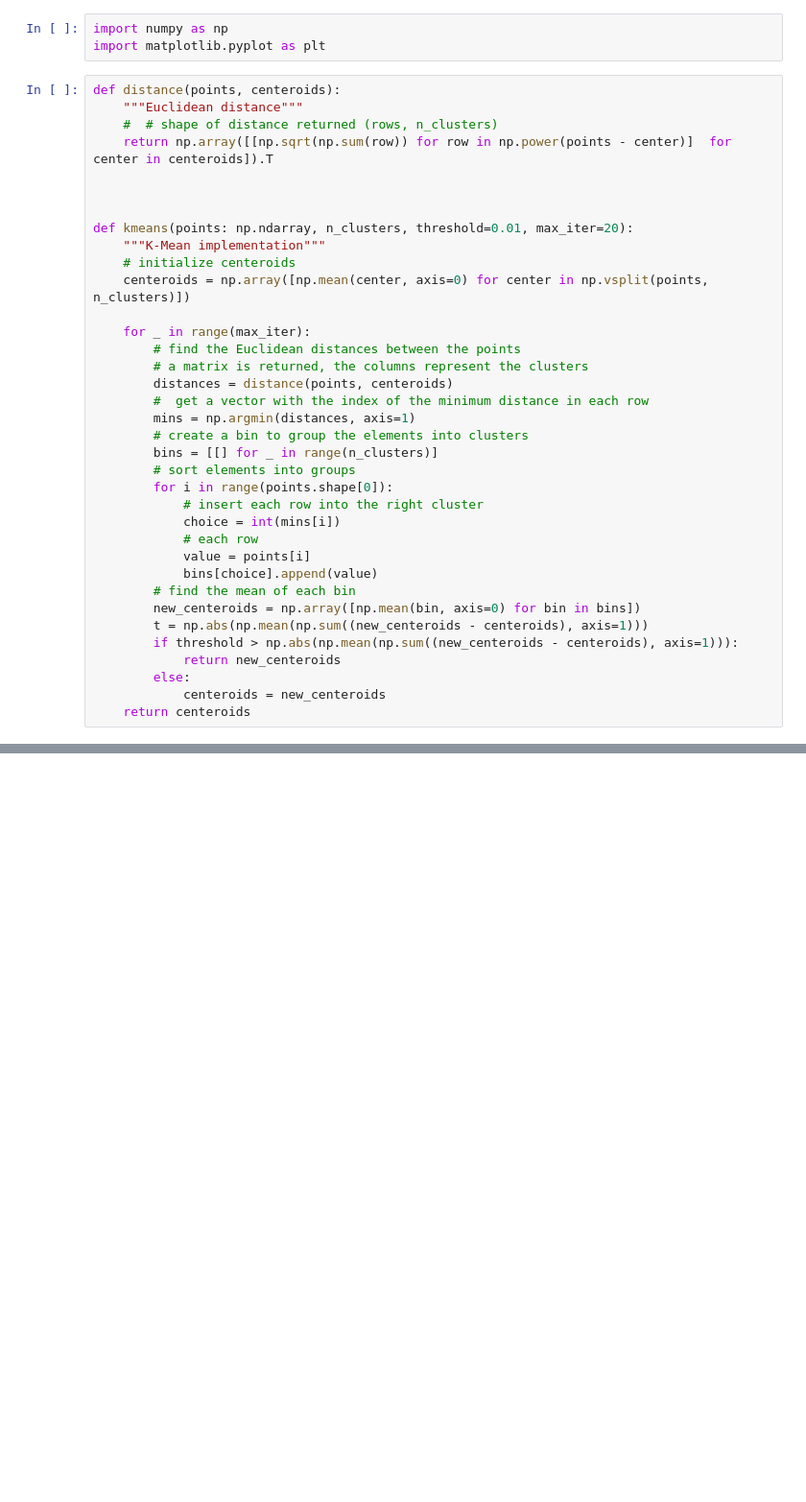
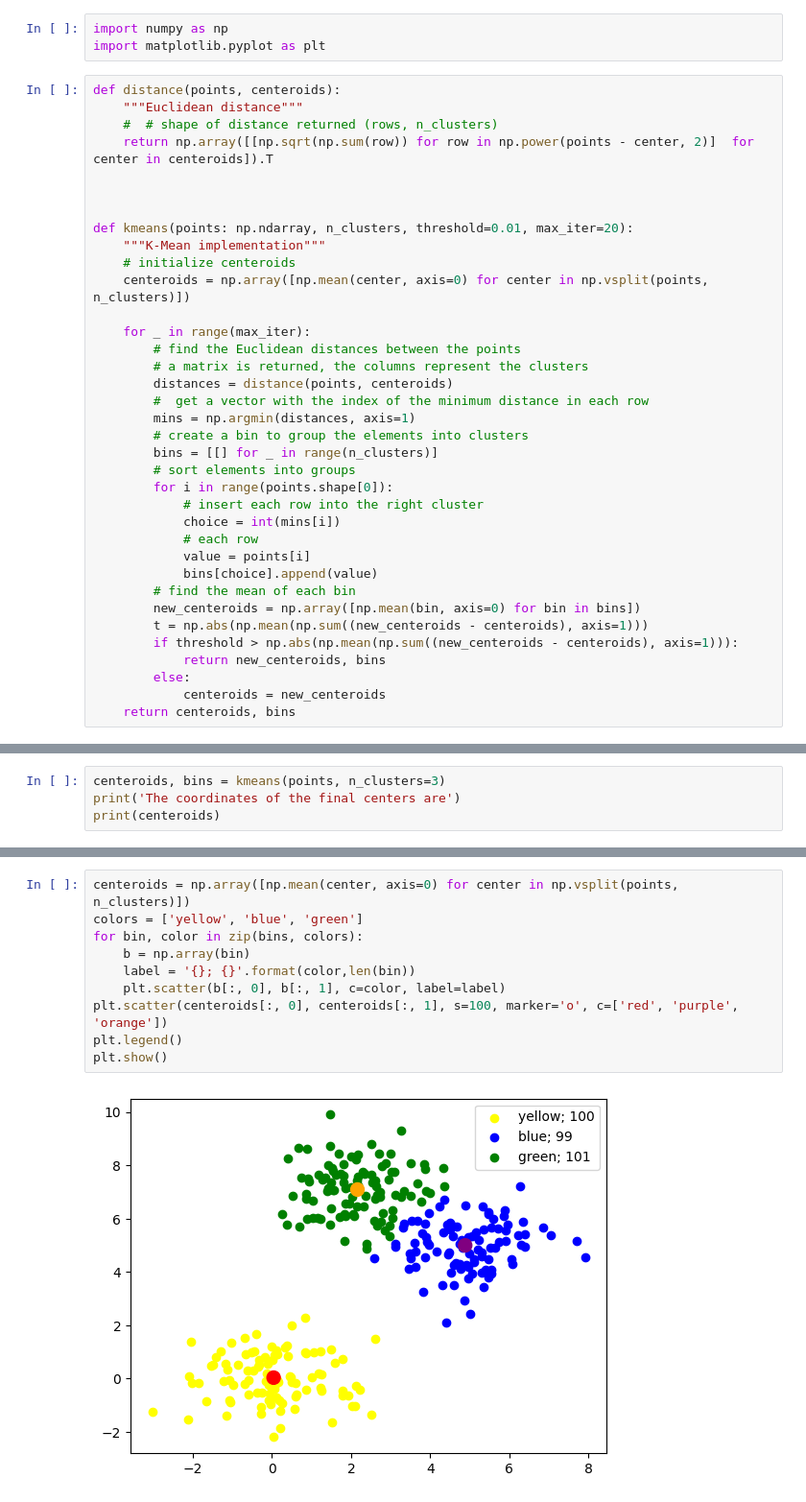
Before and after one commit to yomisosanya/machine-learning-projects, a Jupyter notebook: supervised_learning/src/kmeans.ipynb, the cells around one changed output, grey strips where cells are left out. Shown at 96% size. Drawn from its saved outputs; the diff is of its cells as text; blank space fills up the shorter version.

Commit message:
kmean function updated

```diff
--- a/supervised_learning/src/kmeans.ipynb
+++ b/supervised_learning/src/kmeans.ipynb
@@ -5,7 +5,7 @@ import matplotlib.pyplot as plt
 def distance(points, centeroids):
     """Euclidean distance"""
     #  # shape of distance returned (rows, n_clusters)
-    return np.array([[np.sqrt(np.sum(row)) for row in np.power(points - center)]  for center in centeroids]).T
+    return np.array([[np.sqrt(np.sum(row)) for row in np.power(points - center, 2)]  for center in centeroids]).T
 
 
 
@@ -33,8 +33,8 @@ def kmeans(points: np.ndarray, n_clusters, threshold=0.01, max_iter=20):
         new_centeroids = np.array([np.mean(bin, axis=0) for bin in bins])
         t = np.abs(np.mean(np.sum((new_centeroids - centeroids), axis=1)))
         if threshold > np.abs(np.mean(np.sum((new_centeroids - centeroids), axis=1))):
-            return new_centeroids
+            return new_centeroids, bins
         else:
             centeroids = new_centeroids
-    return centeroids
+    return centeroids, bins
 # %%
@@ -58,0 +59,4 @@ plt.show()
+# %%
+centeroids, bins = kmeans(points, n_clusters=3)
+print('The coordinates of the final centers are')
+print(centeroids)
@@ -58,0 +68,12 @@ plt.show()
+# %%
+centeroids = np.array([np.mean(center, axis=0) for center in np.vsplit(points, n_clusters)])
+colors = ['yellow', 'blue', 'green']
+for bin, color in zip(bins, colors):
+    b = np.array(bin)
+    label = '{}; {}'.format(color,len(bin))
+    plt.scatter(b[:, 0], b[:, 1], c=color, label=label)
+plt.scatter(centeroids[:, 0], centeroids[:, 1], s=100, marker='o', c=['red', 'purple', 'orange'])
+plt.legend()
+plt.show()
+# %% [output]
+[figure, added]
```
Also changed, not shown: parts of 3 cells of this notebook.
